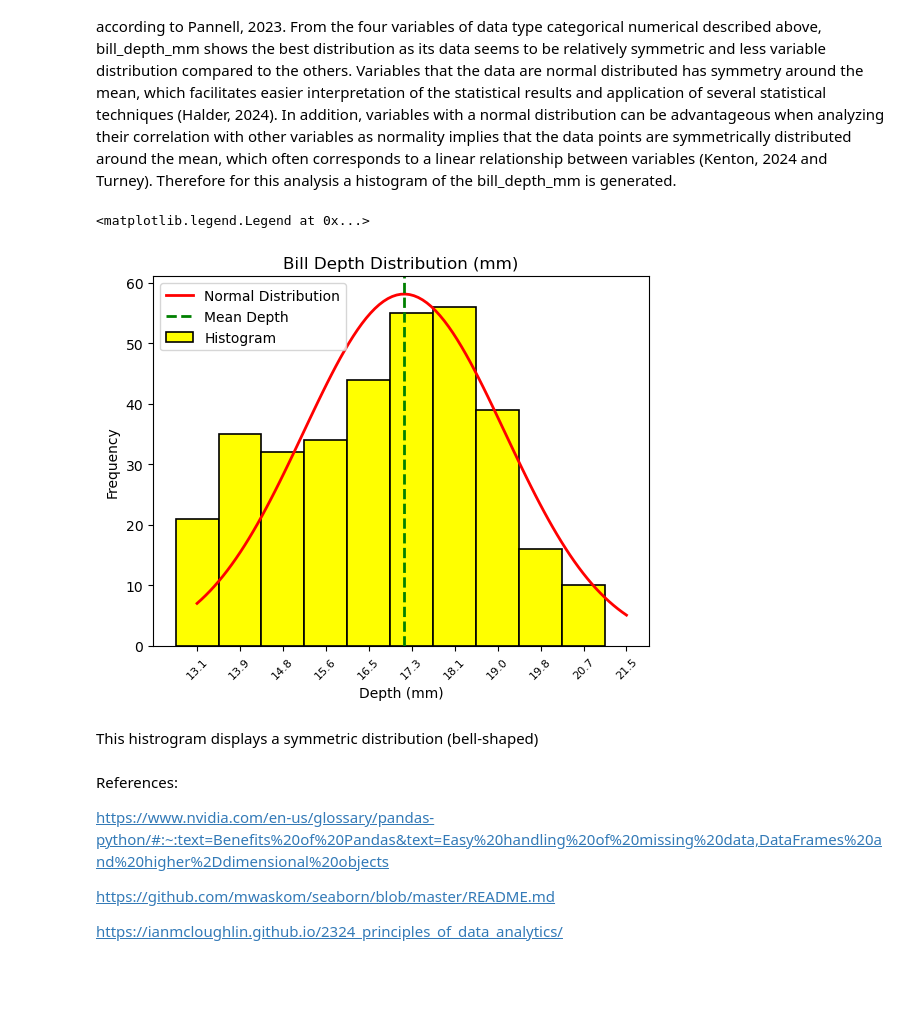
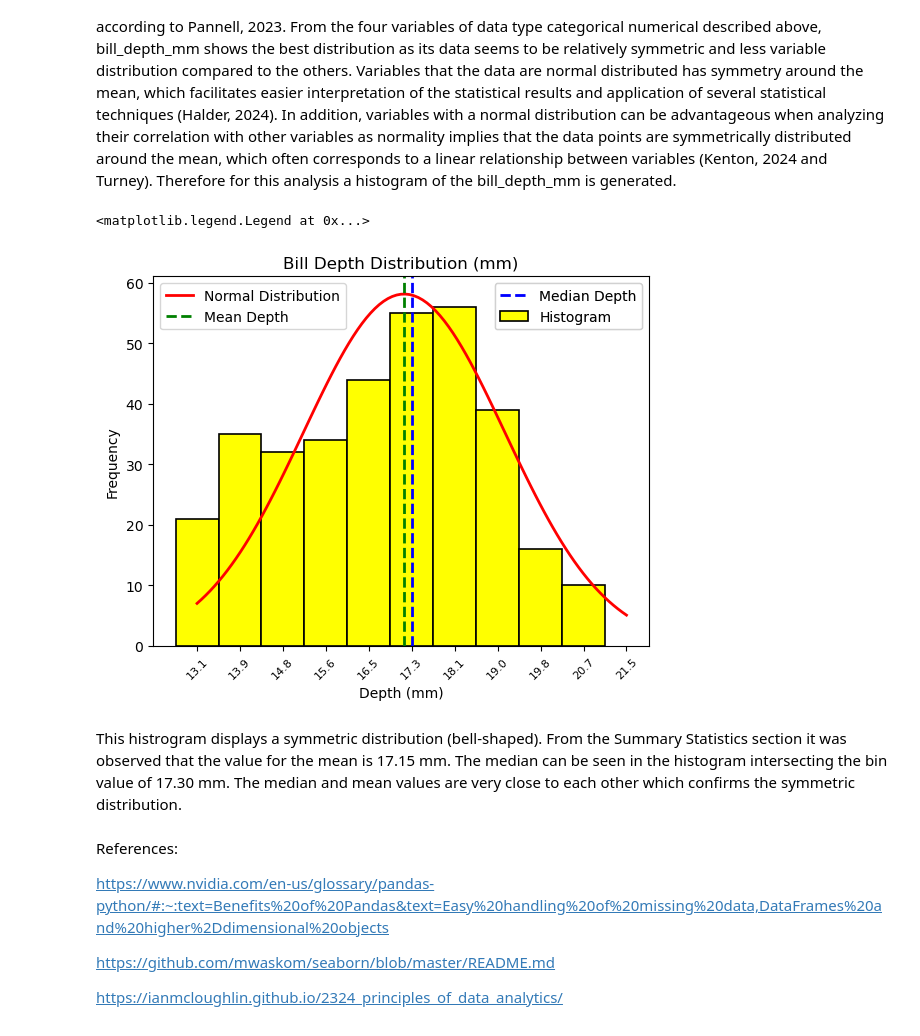
Before and after one commit to filipekojak88/myprojectPDA, a Jupyter notebook: penguins.ipynb, the cells around one changed output. Saved outputs shown, nothing was run; the diff lists cells and outputs as text; code cells hidden in the pictures; blank space fills up the shorter version.

Commit message:
Split the legend of the histogram for better visualization

```diff
--- a/penguins.ipynb
+++ b/penguins.ipynb
@@ -165,40 +165,51 @@ counts, bin_edges = np.histogram(data, bins=num_bins)
 plt.bar(bin_edges[:-1], counts, width=np.diff(bin_edges), color='yellow', edgecolor='black', linewidth=1.2, label='Histogram')
 
 # Add title and labels
 plt.title("Bill Depth Distribution (mm)")
 plt.xlabel("Depth (mm)")
 plt.ylabel("Frequency")
 
 # Calculate positions for tick labels at bin edges
 tick_positions = bin_edges  # Use bin edges as tick positions
 
 # Set custom x-axis tick positions and labels
 plt.xticks(tick_positions, labels=[f"{bin_edge:.1f}" for bin_edge in bin_edges], rotation=45, fontsize=8)
 
 # Fit a normal distribution to the data
 mu, std = norm.fit(data)  # Estimate mean (mu) and standard deviation (std) of the data
 
 # Generate x values for the normal distribution curve
 x = np.linspace(min(data), max(data), 100)
 pdf = norm.pdf(x, mu, std)  # Calculate the probability density function (PDF) for the normal distribution
 
 # Plot the normal distribution curve (bell-shaped line)
 plt.plot(x, pdf * len(data) * np.diff(bin_edges)[0], 'r-', linewidth=2, label='Normal Distribution')
 
-# Calculate the mean of the data
+# Calculate the mean and median of the data
 mean_depth = np.mean(data)
+median_depth = np.median(data)
 
-# Add a vertical line at the mean value
+# Add vertical lines at the mean and median values
 plt.axvline(mean_depth, color='green', linestyle='dashed', linewidth=2, label='Mean Depth')
+plt.axvline(median_depth, color='blue', linestyle='dashed', linewidth=2, label='Median Depth')
 
+# Create legend handles and labels for different groups of legends
+handles, labels = plt.gca().get_legend_handles_labels()
 
-# Show legend
-plt.legend()
+# Create legend for left side (Histogram and Normal Distribution)
+left_legend = plt.legend(handles[:2], labels[:2], loc='upper left')
+
+# Create legend for right side (Mean Depth and Median Depth)
+right_legend = plt.legend(handles[2:], labels[2:], loc='upper right')
+
+# Add both legends to the plot
+plt.gca().add_artist(left_legend)
+plt.gca().add_artist(right_legend)
 # %% [output]
 <matplotlib.legend.Legend at 0x...>
-[figure, old version]
+[figure, new version]
-# %% [markdown]
-This histrogram displays a symmetric distribution (bell-shaped)
+# %% [markdown]
+This histrogram displays a symmetric distribution (bell-shaped). From the Summary Statistics section it was observed that the value for the mean is 17.15 mm. The median can be seen in the histogram intersecting the bin value of 17.30 mm. The median and mean values are very close to each other which confirms the symmetric distribution.
 # %% [markdown]
 References:
 
```
